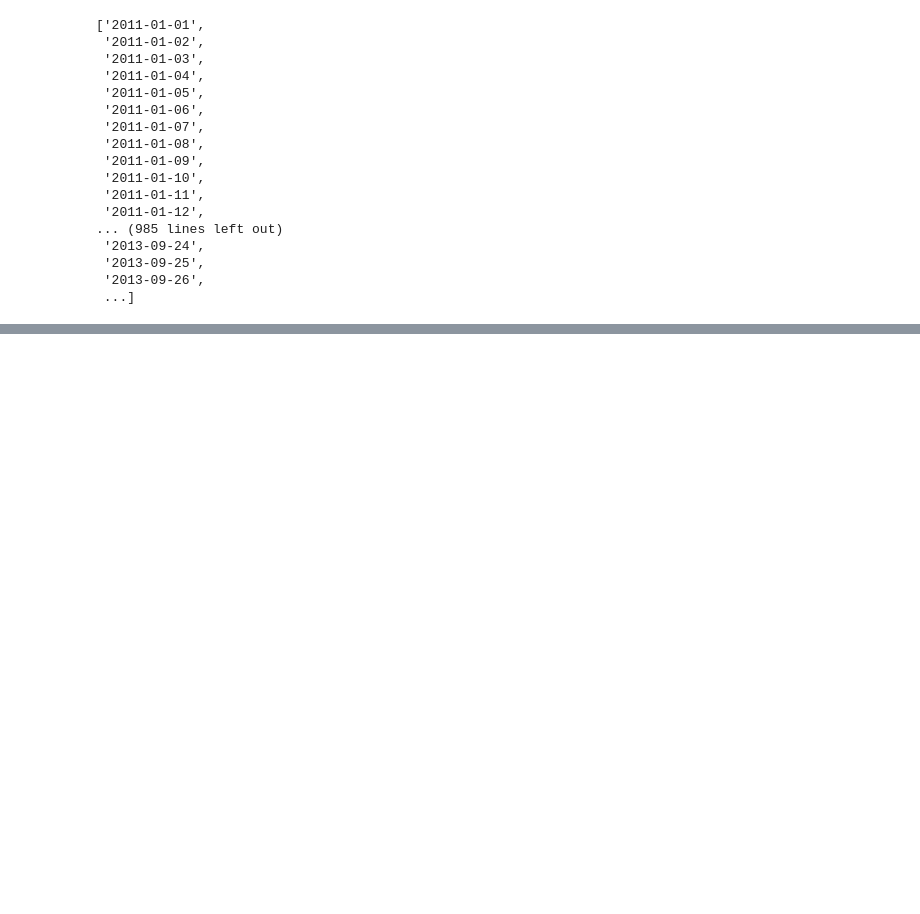
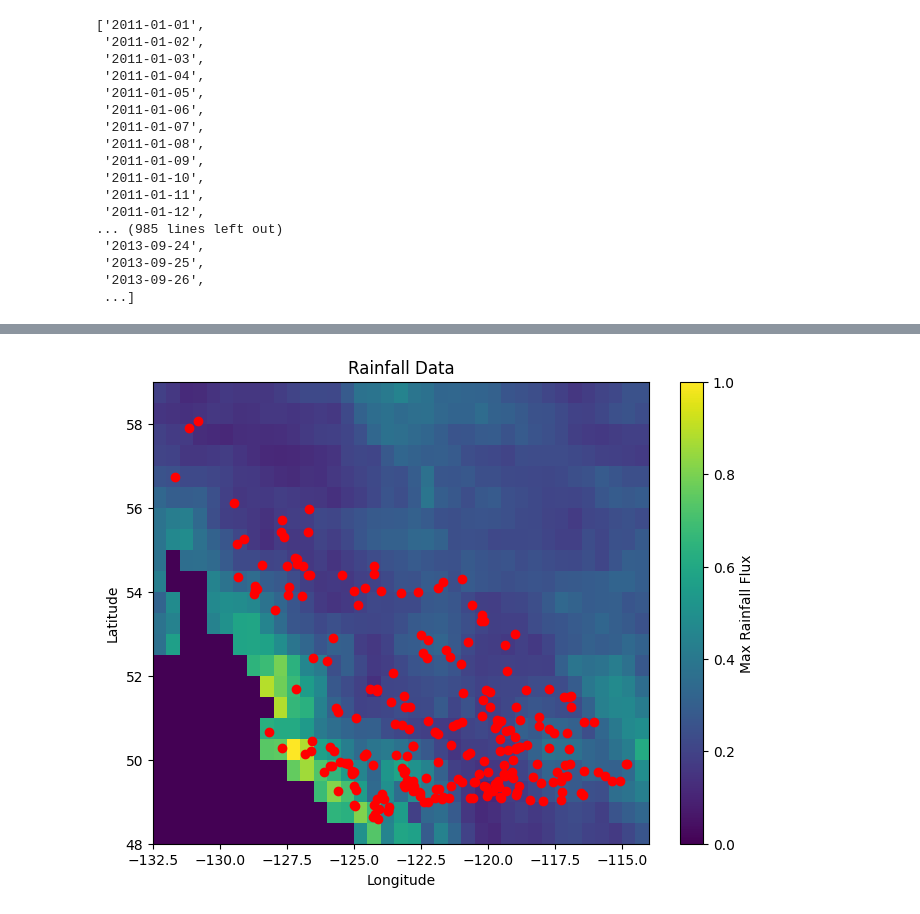
Before and after one commit to TWilson05/EOSC-410-Final-Project, a Jupyter notebook: preprocess_data.ipynb, the cells around one changed output, grey strips where cells are left out. Drawn from its saved outputs; the diff is of its cells as text; code cells hidden in the pictures; blank space fills up the shorter version.

```diff
--- a/preprocess_data.ipynb
+++ b/preprocess_data.ipynb
@@ -214,0 +330,19 @@ np.mean(rain), np.max(rain), np.min(rain)
+# %%
+measured_lats = np.load('data/weather_data/lats.npy')
+measured_lons = np.load('data/weather_data/lons.npy')
+
+# plot a color map of the max rainfall at each measured location
+rain = np.load('data/weather_data/rainfall_data.npy')
+rain_max = np.max(rain, axis=0)
+
+# Create the plot
+plt.figure(figsize=(8, 6))
+plt.pcolormesh(measured_lons, measured_lats, rain_max, cmap='viridis', shading='auto')
+plt.scatter(lons, lats, c='red')
+plt.colorbar(label='Max Rainfall Flux')
+plt.xlabel('Longitude')
+plt.ylabel('Latitude')
+plt.title('Rainfall Data')
+plt.show()
+# %% [output]
+[figure, added]
```
Also changed, not shown: parts of 20 cells of this notebook, 1 other file.
